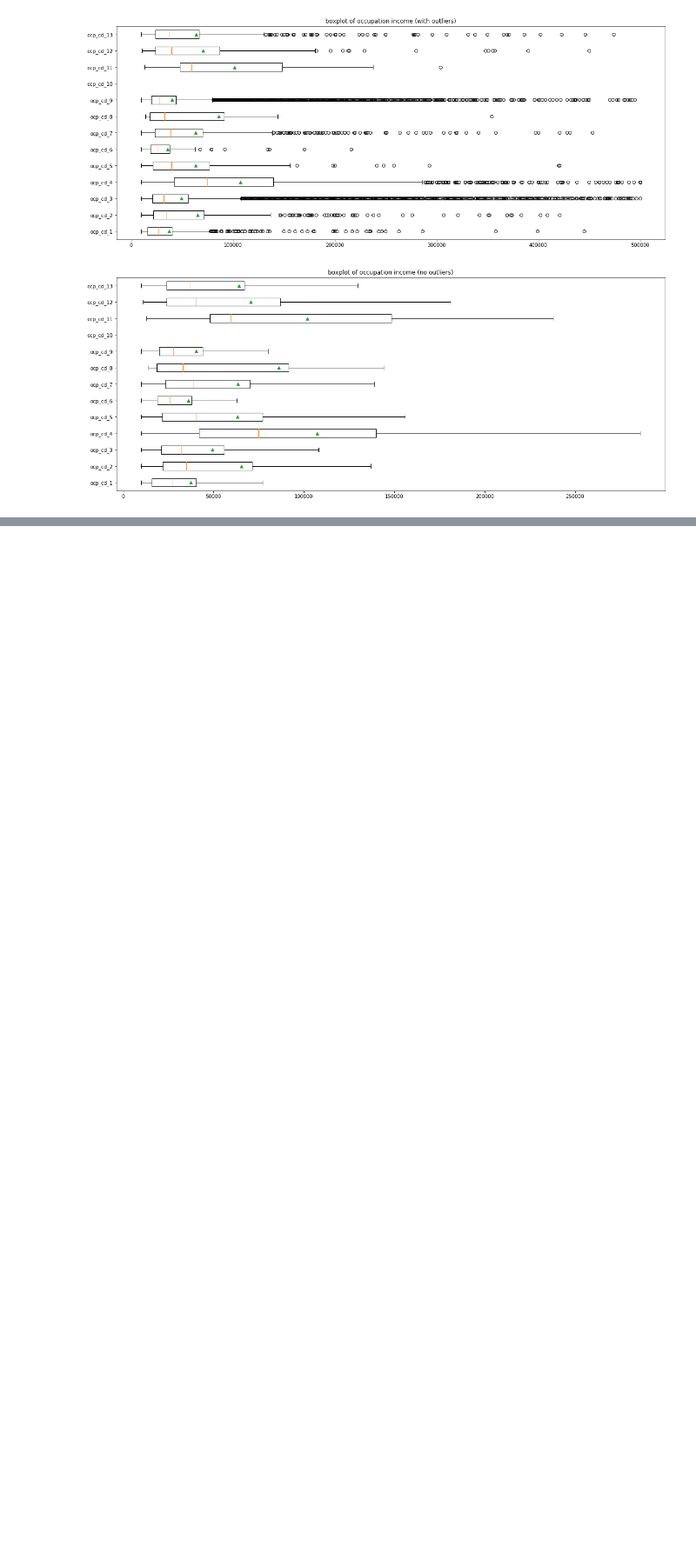
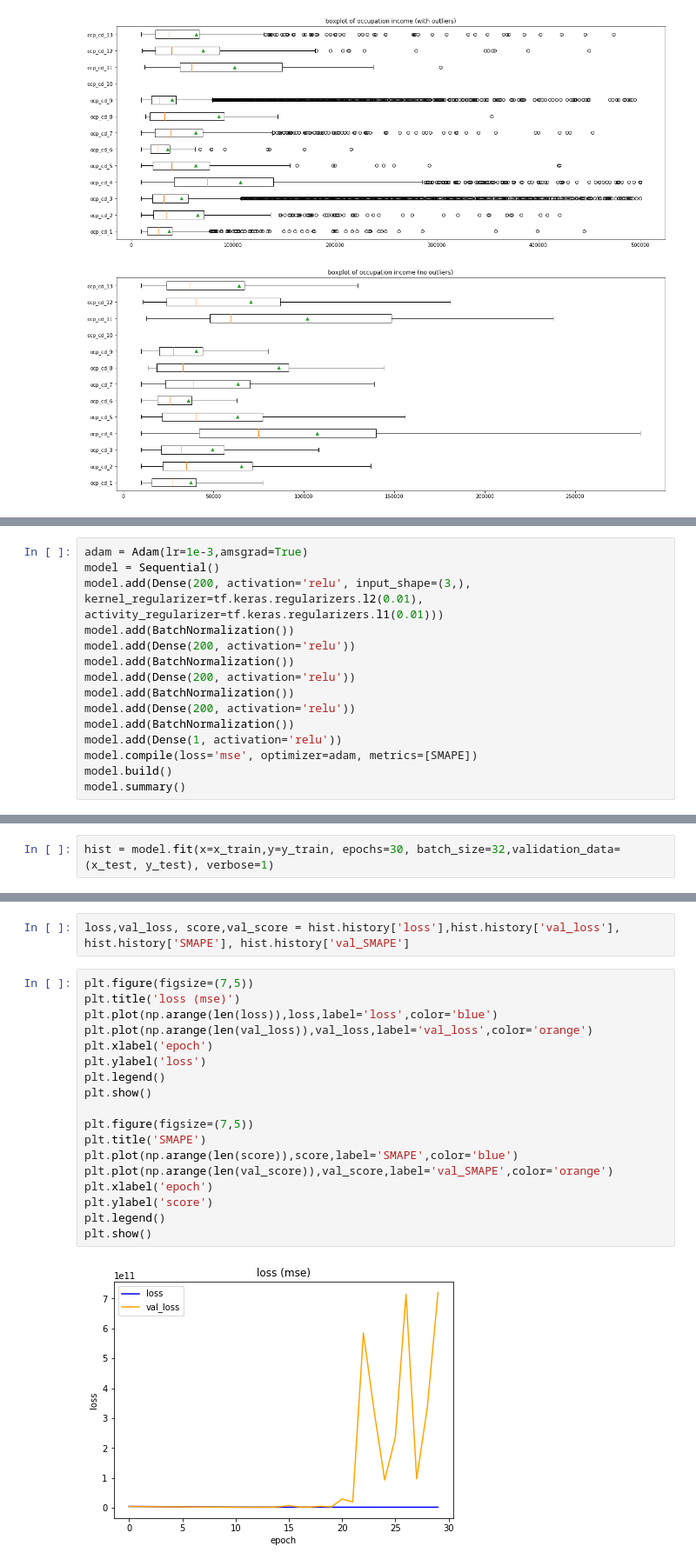
Before and after one commit to thanit456/techjam_2019, a Jupyter notebook: data_pack/Dai.ipynb, the cells around one changed output, grey strips where cells are left out. Shown at 87% size. Saved outputs shown, nothing was run; the diff lists cells and outputs as text; blank space fills up the shorter version.

```diff
--- a/data_pack/Dai.ipynb
+++ b/data_pack/Dai.ipynb
@@ -481,0 +564,15 @@ model = Sequential()
+# %%
+adam = Adam(lr=1e-3,amsgrad=True)
+model = Sequential()
+model.add(Dense(200, activation='relu', input_shape=(3,), kernel_regularizer=tf.keras.regularizers.l2(0.01), activity_regularizer=tf.keras.regularizers.l1(0.01)))
+model.add(BatchNormalization())
+model.add(Dense(200, activation='relu'))
+model.add(BatchNormalization())
+model.add(Dense(200, activation='relu'))
+model.add(BatchNormalization())
+model.add(Dense(200, activation='relu'))
+model.add(BatchNormalization())
+model.add(Dense(1, activation='relu'))
+model.compile(loss='mse', optimizer=adam, metrics=[SMAPE])
+model.build()
+model.summary()
@@ -481,0 +597,2 @@ model = Sequential()
+# %%
+hist = model.fit(x=x_train,y=y_train, epochs=30, batch_size=32,validation_data=(x_test, y_test), verbose=1)
@@ -481,0 +612,22 @@ model = Sequential()
+# %%
+loss,val_loss, score,val_score = hist.history['loss'],hist.history['val_loss'], hist.history['SMAPE'], hist.history['val_SMAPE']
+# %%
+plt.figure(figsize=(7,5))
+plt.title('loss (mse)')
+plt.plot(np.arange(len(loss)),loss,label='loss',color='blue')
+plt.plot(np.arange(len(val_loss)),val_loss,label='val_loss',color='orange')
+plt.xlabel('epoch')
+plt.ylabel('loss')
+plt.legend()
+plt.show()
+
+plt.figure(figsize=(7,5))
+plt.title('SMAPE')
+plt.plot(np.arange(len(score)),score,label='SMAPE',color='blue')
+plt.plot(np.arange(len(val_score)),val_score,label='val_SMAPE',color='orange')
+plt.xlabel('epoch')
+plt.ylabel('score')
+plt.legend()
+plt.show()
+# %% [output]
+[figure, added]
```
Also changed, not shown: parts of 12 cells of this notebook.
